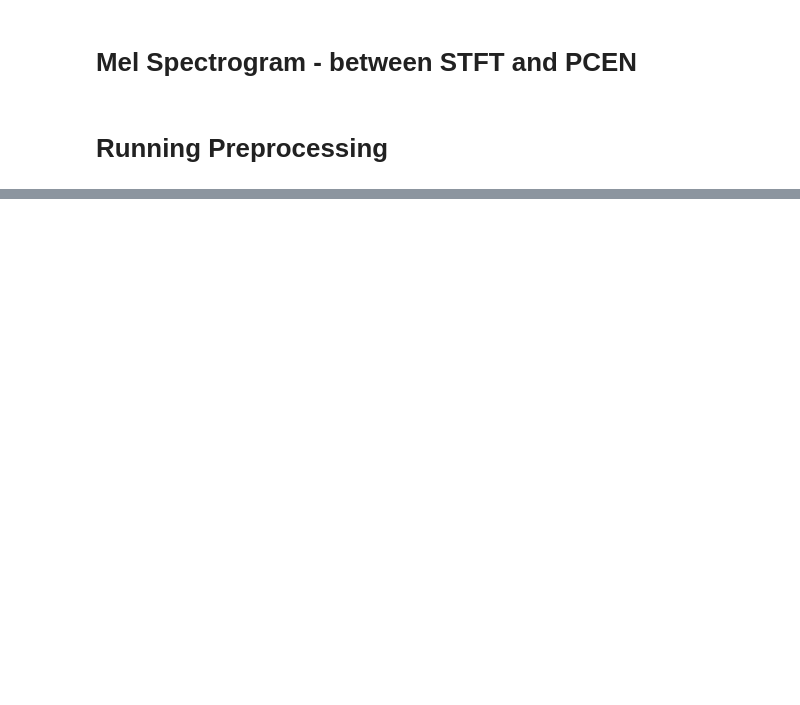
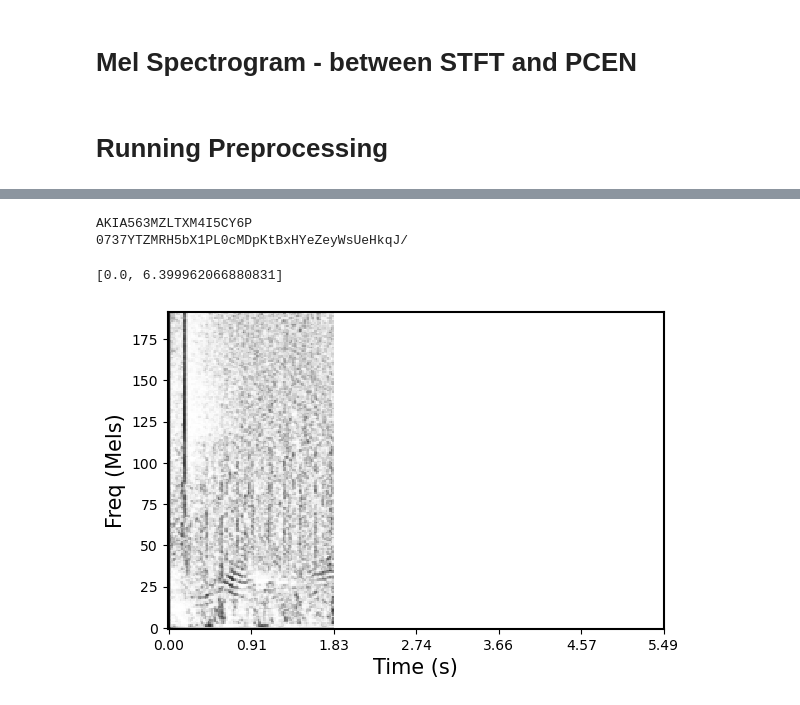
Before and after one commit to Alex-Arrieta/CP-WhaleAcoustics-Summer24, a Jupyter notebook: preprocessing_mel.ipynb, the cells around one changed output, grey strips where cells are left out. Cells and saved outputs as stored; diff of their text form; code cells hidden in the pictures; blank space fills up the shorter version.

```diff
--- a/preprocessing_mel.ipynb
+++ b/preprocessing_mel.ipynb
@@ -100,7 +151,7 @@ def pull_annotation_files(bucket, holding_directory, local_store_directory):
             The object made to reference a boto3 s3 resource
 
         holding_directory: string
-            Diretory holding all the wanted wav files in an s3 bucket (including those in subdirectories of it)
+            Diretory holding all the wanted annotation files in an s3 bucket (including those in subdirectories of it)
 
         local_store_directory: string
             Directory for locally storing the wav files for processing
@@ -109,12 +160,14 @@ def pull_annotation_files(bucket, holding_directory, local_store_directory):
     RETURNS
     ----------
         WAV_FILES:
-            Decimated .wav files w/ their file path
+            The raven annotation files w/ their file paths
     ----------
     """
     # Decimated .wav files w/ their file path
     WAV_FILES = []
     for file in bucket.objects.all():
+        #This just lists all files in the bucket and checks if each on contains the file path string in the file name
+        #Note that file names in S3 include the file path, because there are no real directories
         if holding_directory in file.key and '.txt' in file.key:
             wav = file.key.split('/')[-1]
             s3_path = file.key
@@ -232,3 +546,32 @@ def copy_to_bucket(fileSource, fileDestinationTrain, fileDestinationVal, fileNam
 print("finished preprocessing")
 # %% [output]
 finished preprocessing
+# %%
+def copy_to_bucket_no_annotations(fileSource, fileDestination, fileName, bucket, curr_list, timeStamp, fileNum = 0):
+    """
+    Copies a file from this notebook's working directory to the S3 Bucket.
+    Additionally, it also updates the image manifest.
+    Used for uploading images that have been processed but have no corresponding annotation.
+
+    :param fileSource: string
+        Full path of the file to be copied from the notebook
+    :param fileDestination: string
+        Direcotry path of the intended destination in the S3 bucket the images
+    :param fileName: string
+        The name of the individual .png file to be copied w/ no directory information
+    :param bucket: boto3 resource
+        The bucket resource for the desired bucket
+    :param curr_list: DataFrame
+        The list containing information about the image files as a DataFrame (w/ columns: Index, File, Start, End)
+    :param timeStame: list
+        The python list containing all the time stamp information for the wav file processing
+    :param fileNum: int
+        The file number to index the file. Optional
+    :return (curr_list_training, curr_list_val): tuple
+        This is the updated DataFrames of the training and validation manifests
+    """
+    bucket.upload_file(fileSource + fileName + '_' + str(fileNum) + '.png', fileDestination + fileName + '_' + str(fileNum) + '.png')
+    temp = pd.DataFrame({"Index": str(fileNum), "File": fileDestination + fileName + '_' + str(fileNum) + '.png', "Start": timeStamp[0], "End": timeStamp[1]}, index=[0])
+    curr_list = pd.concat([curr_list, temp], ignore_index=True)
+    return curr_list
+print("finished preprocessing")
@@ -329,6 +776,24 @@ Generated 562 segments of shape (300, 192).
 # %%
-print("hi\tbye")
+KEYS = "ajarriet_accessKeys.csv"
+keyInfo = pd.read_csv(KEYS)
+print(keyInfo["Access key ID"][0])
+print(keyInfo["Secret access key"][0])
+# %% [output]
+AKIA563MZLTXM4I5CY6P
+0737YTZMRH5bX1PL0cMDpKtBxHYeZeyWsUeHkqJ/
+# %%
+time_stamps[0]
+# %% [output]
+[0.0, 6.399962066880831]
 # %%
 fig, ax = plt.subplots()
-ax.imshow(np.transpose(np.squeeze(dataset[20])), cmap="viridis")
+ax.imshow(np.transpose(np.squeeze(dataset[0])), cmap="binary")
+ax.invert_yaxis()
+plt.xlabel("Time (s)")
+plt.ylabel("Freq (Mels)")
+xlabs = np.arange(time_stamps[0][0], time_stamps[0][1], (time_stamps[0][1]-time_stamps[0][0])/((300/50)+1))
+ax.set_xticks(np.arange(0,300.1, 50), [f'{x:1.2f}' for x in xlabs])
 plt.show()
+fig.savefig("testFig", transparent = True)
+# %% [output]
+[figure, added]
```
Also changed, not shown: parts of 21 cells of this notebook, 5 other files.
